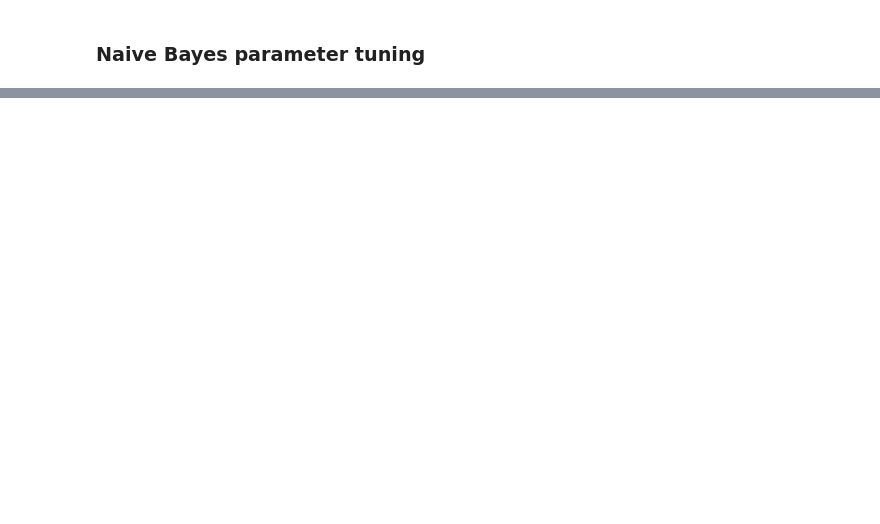
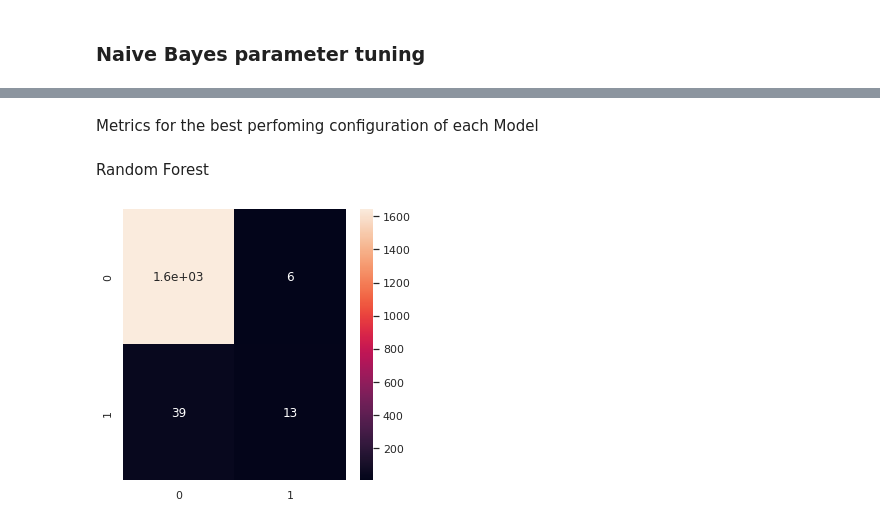
Before and after one commit to RushilPatel0703/ACML_Project, a Jupyter notebook: ACML_Project_Draft.ipynb, the cells around one changed output, grey strips where cells are left out. Drawn from its saved outputs; the diff is of its cells as text; code cells hidden in the pictures; blank space fills up the shorter version.

Commit message:
Added error metrics for each model

```diff
--- a/ACML_Project_Draft.ipynb
+++ b/ACML_Project_Draft.ipynb
@@ -297,0 +314,14 @@ plt.plot(iterations,acc4, color='orange')
+# %% [markdown]
+Metrics for the best perfoming configuration of each Model
+# %% [markdown]
+Random Forest
+# %%
+bestRF = RandomForestClassifier(n_estimators = 150,criterion='gini')
+bestRF.fit(X_train_new, y_train_new)
+bestRF_y_pred = bestRF.predict(X_test_new)
+# %%
+cm1 = confusion_matrix(y_test_new, bestRF_y_pred)
+sns.heatmap(cm1, annot=True)
+sns.set(rc = {'figure.figsize':(5,5)})
+# %% [output]
+[figure, added]
```
Also changed, not shown: parts of 19 cells of this notebook.
